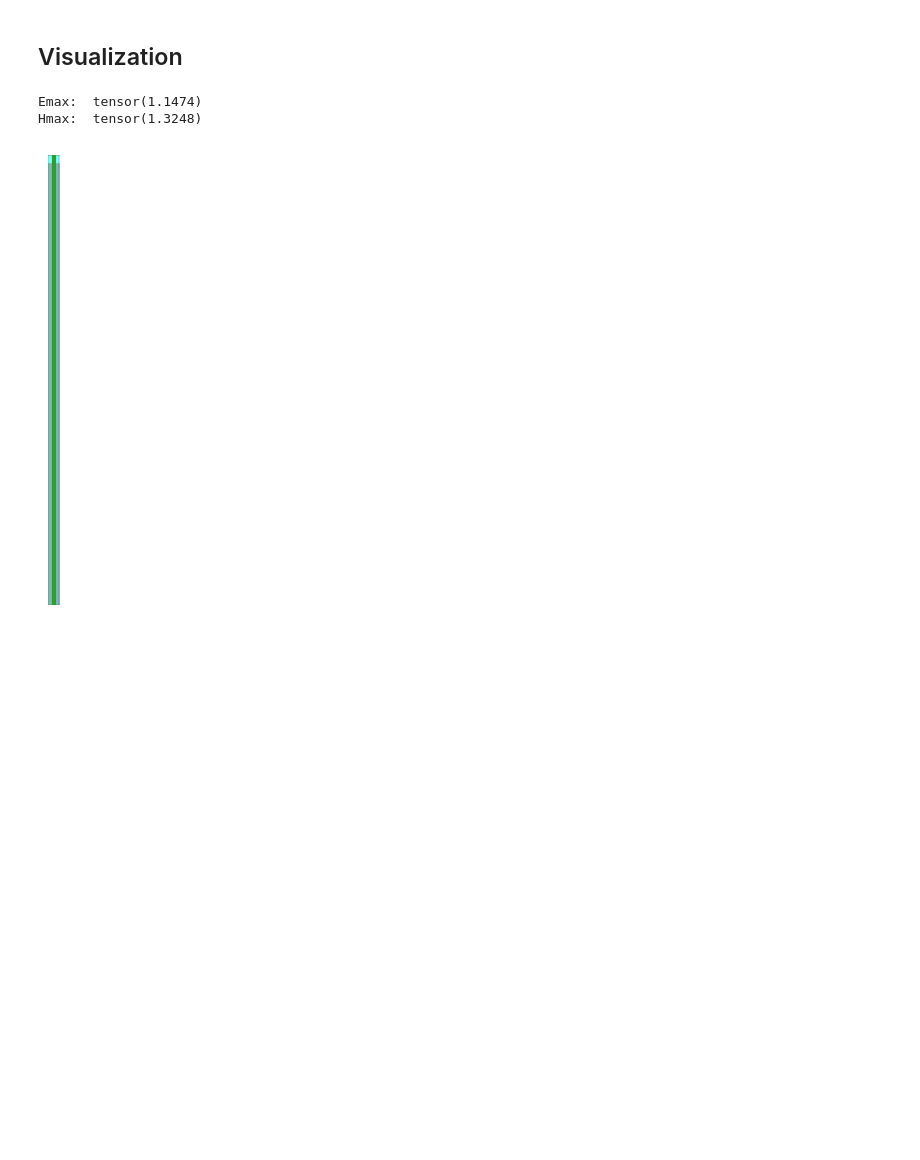
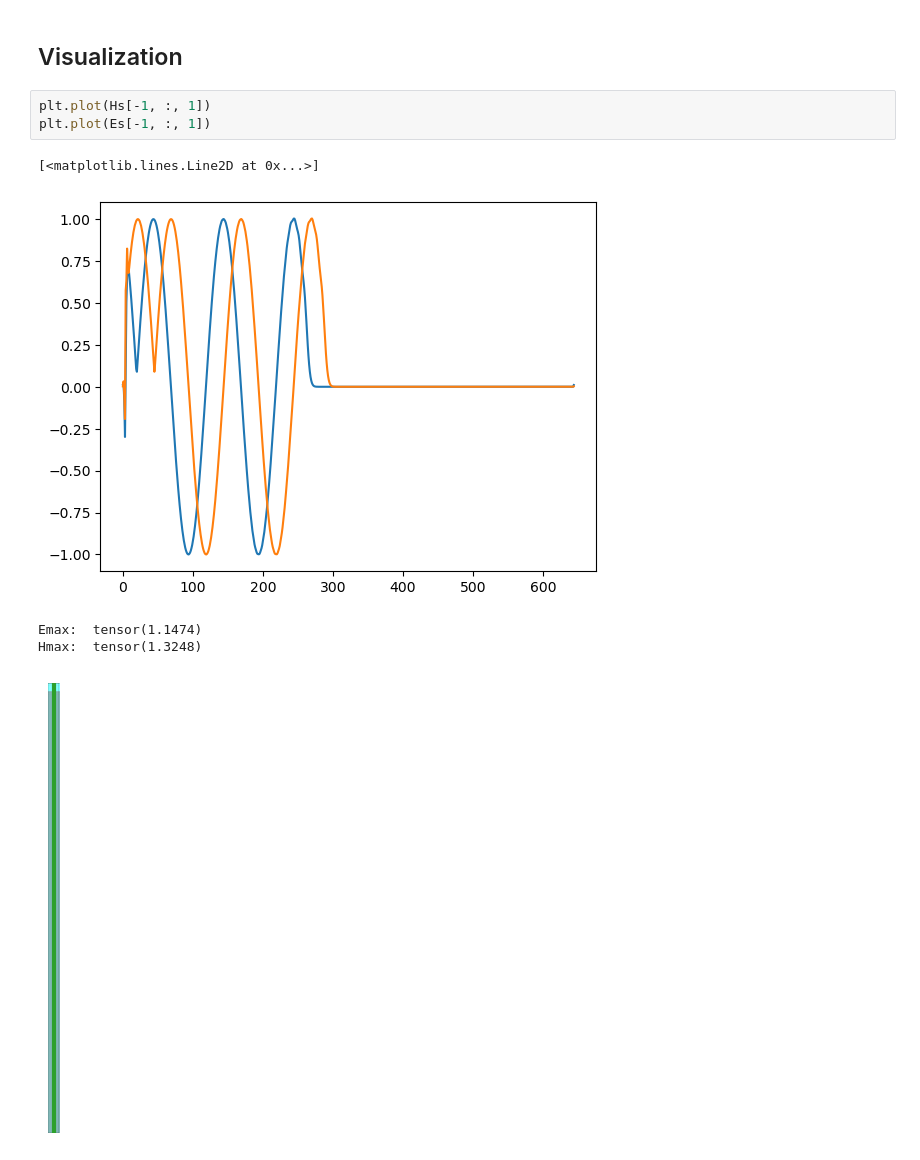
Before and after one commit to bfakhri/fdtd, a Jupyter notebook: examples/jupyter/CircularPolarization.ipynb, the cells around one changed output. Cells and saved outputs as stored; diff of their text form; blank space fills up the shorter version.

```diff
--- a/examples/jupyter/CircularPolarization.ipynb
+++ b/examples/jupyter/CircularPolarization.ipynb
@@ -177,5 +193,11 @@ KeyboardInterrupt:
 # %% [markdown]
 ## Visualization
+# %%
+plt.plot(Hs[-1, :, 1])
+plt.plot(Es[-1, :, 1])
+# %% [output]
+[<matplotlib.lines.Line2D at 0x...>]
+[figure, added]
 # %%
 # %% [output]
 Emax:  tensor(1.1474)
```
Also changed, not shown: parts of 10 cells of this notebook, 4 other files.
